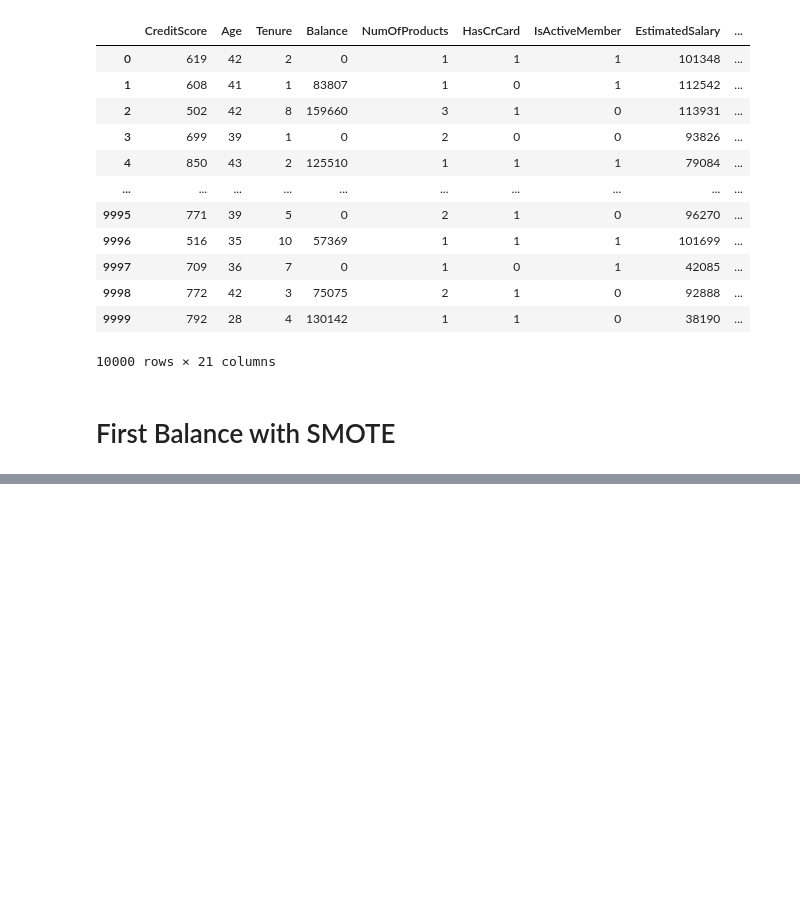
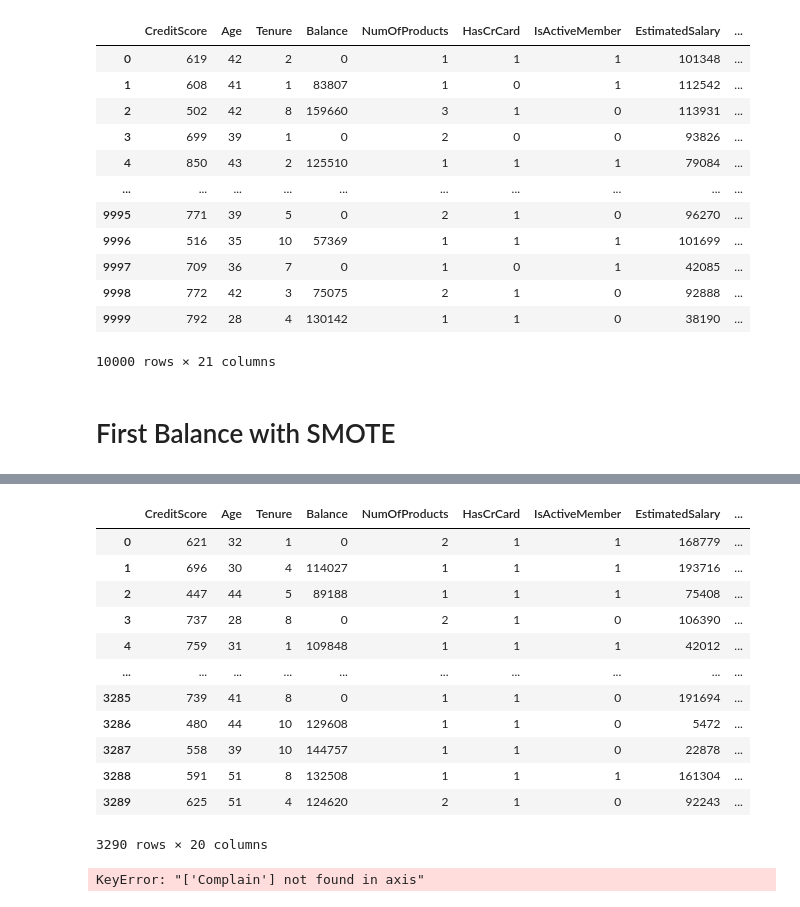
Before and after one commit to Chris-Sachpas/Github_Project_3, a Jupyter notebook: Github Project 3.ipynb, the cells around one changed output, grey strips where cells are left out. Saved outputs shown, nothing was run; the diff lists cells and outputs as text; code cells hidden in the pictures; blank space fills up the shorter version.

```diff
--- a/Github Project 3.ipynb
+++ b/Github Project 3.ipynb
@@ -140,0 +346,9 @@ pipe= [
+# %%
+data=(temp.groupby('Exited', as_index = False).apply(lambda x: x.sample(n=1645)).reset_index(drop=True))
+# %%
+X_tr=data.drop('Exited', axis =1 )
+y_tr=data['Exited']
+# %%
+X_tr.drop(columns='Complain', inplace=True)
+# %%
+CV.fit(X_tr, y_tr)
@@ -140,0 +390,20 @@ pipe= [
+# %%
+X_tr
+# %% [output]
+|  | CreditScore | Age | Tenure | Balance | NumOfProducts | HasCrCard | IsActiveMember | EstimatedSalary | ... |
+| 0 | 621 | 32 | 1 | 0 | 2 | 1 | 1 | 168779 | ... |
+| 1 | 696 | 30 | 4 | 114027 | 1 | 1 | 1 | 193716 | ... |
+| 2 | 447 | 44 | 5 | 89188 | 1 | 1 | 1 | 75408 | ... |
+| 3 | 737 | 28 | 8 | 0 | 2 | 1 | 0 | 106390 | ... |
+| 4 | 759 | 31 | 1 | 109848 | 1 | 1 | 1 | 42012 | ... |
+| ... | ... | ... | ... | ... | ... | ... | ... | ... | ... |
+| 3285 | 739 | 41 | 8 | 0 | 1 | 1 | 0 | 191694 | ... |
+| 3286 | 480 | 44 | 10 | 129608 | 1 | 1 | 0 | 5472 | ... |
+| 3287 | 558 | 39 | 10 | 144757 | 1 | 1 | 0 | 22878 | ... |
+| 3288 | 591 | 51 | 8 | 132508 | 1 | 1 | 1 | 161304 | ... |
+| 3289 | 625 | 51 | 4 | 124620 | 2 | 1 | 0 | 92243 | ... |
+3290 rows × 20 columns
+# %%
+X_test=X_test.drop(columns='Complain')
+# %% [output]
+KeyError: "['Complain'] not found in axis"
```
Also changed, not shown: parts of 30 cells of this notebook.
